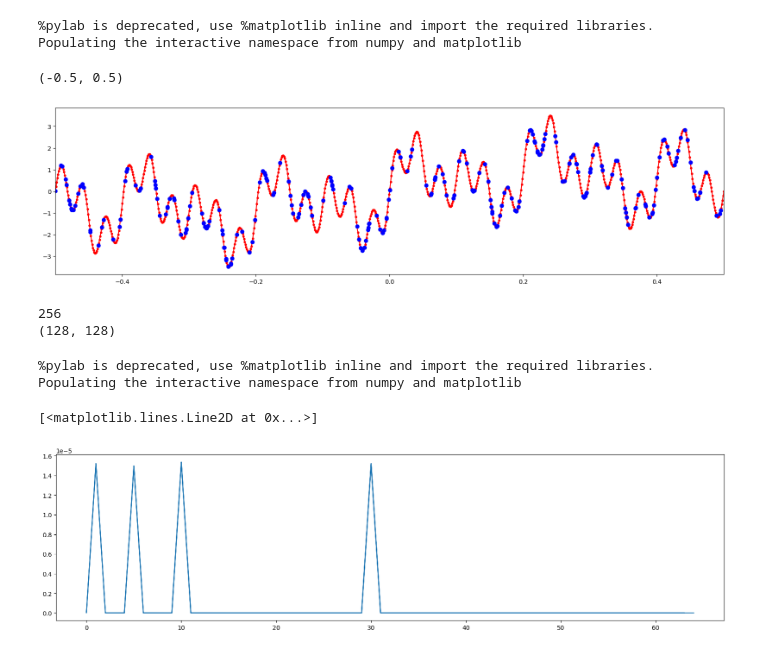
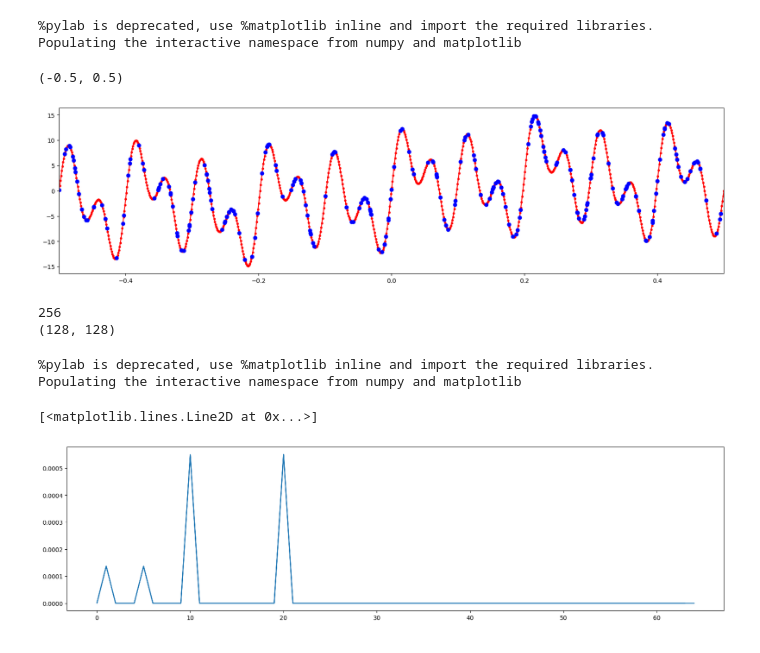
Before and after one commit to rmanosso/MaquinaVirtual, a Jupyter notebook: exemploPyNfft.ipynb, the cells around one changed output. Saved outputs shown, nothing was run; the diff lists cells and outputs as text; code cells hidden in the pictures.

```diff
--- a/exemploPyNfft.ipynb
+++ b/exemploPyNfft.ipynb
@@ -6,36 +6,37 @@ np.random.seed(12345)
 
 %pylab inline --no-import-all
 
 # function we want to reconstruct
-k=[1,5,10,30] # modulating coefficients
+k=[1,5,10,20] # modulating coefficients
+a=[3,3,6,6]
 def myf(x,k):
-    return sum(np.sin(x*k0*(2*np.pi)) for k0 in k)
+    return sum(a0*np.sin(x*k0*(2*np.pi)) for (k0, a0) in zip(k,a))
 
 x=np.linspace(-0.5,0.5,1000)   # 'continuous' time/spatial domain; -0.5<x<+0.5
 y=myf(x,k)                     # 'true' underlying trigonometric function
 
 fig=plt.figure(1,(20,5))
 ax =fig.add_subplot(111)
 
 ax.plot(x,y,'red')
 ax.plot(x,y,'r.')
 
                         # we should sample at a rate of >2*~max(k)
 M=256                   # number of nodes
 N=128                   # number of Fourier coefficients
 
 nodes =np.random.rand(M)-0.5 # non-uniform oversampling
 values=myf(nodes,k)     # nodes&values will be used below to reconstruct
                         # original function using the Solver
 
 ax.plot(nodes,values,'bo')
 
 ax.set_xlim(-0.5,+0.5)
 # %% [output]
 %pylab is deprecated, use %matplotlib inline and import the required libraries.
 Populating the interactive namespace from numpy and matplotlib
 (-0.5, 0.5)
-[figure, old version]
+[figure, new version]
 # %%
 import numpy as np
 from pynfft import NFFT, Solver
@@ -83,4 +84,4 @@ ax.plot(np.abs(np.arange(-N/2,+N/2,1)),foo)
 %pylab is deprecated, use %matplotlib inline and import the required libraries.
 Populating the interactive namespace from numpy and matplotlib
 [<matplotlib.lines.Line2D at 0x...>]
-[figure, old version]
+[figure, new version]
```
